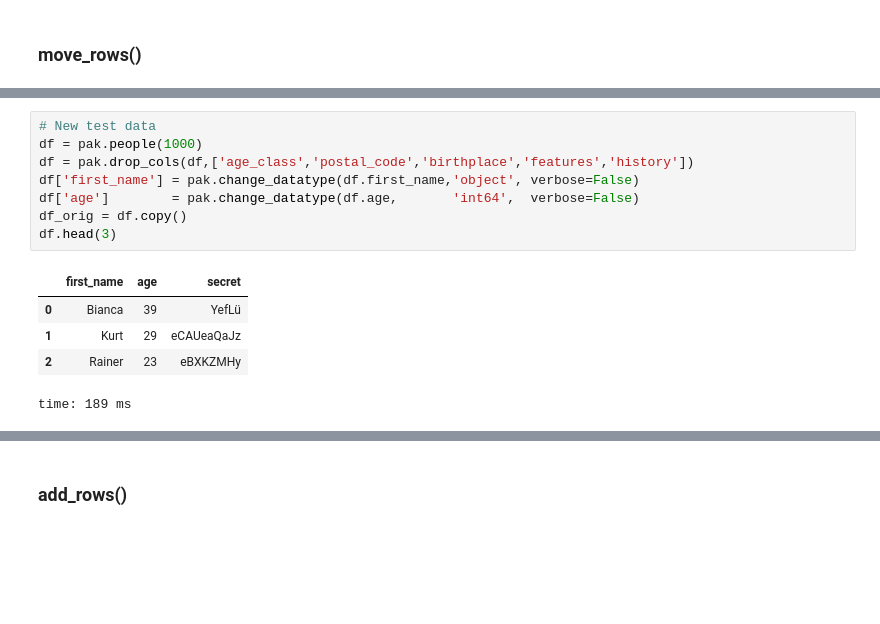
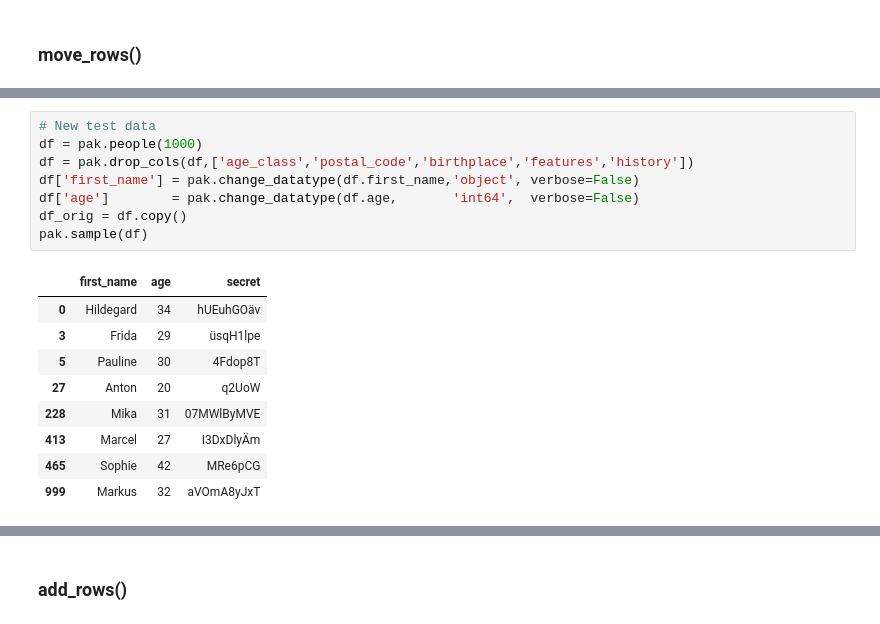
Before and after one commit to djekra/pandasklar, a Jupyter notebook: jupyter/22_Manage_Rows.ipynb, the cells around one changed output, grey strips where cells are left out. Drawn from its saved outputs; the diff is of its cells as text; blank space fills up the shorter version.

```diff
--- a/jupyter/22_Manage_Rows.ipynb
+++ b/jupyter/22_Manage_Rows.ipynb
@@ -208,17 +196,21 @@ Type:      function
 # %%
 # New test data
 df = pak.people(1000)
 df = pak.drop_cols(df,['age_class','postal_code','birthplace','features','history'])
 df['first_name'] = pak.change_datatype(df.first_name,'object', verbose=False)
 df['age']        = pak.change_datatype(df.age,       'int64',  verbose=False)
 df_orig = df.copy()
-df.head(3)
+pak.sample(df)
 # %% [output]
 |  | first_name | age | secret |
-| 0 | Bianca | 39 | YefLü |
-| 1 | Kurt | 29 | eCAUeaQaJz |
-| 2 | Rainer | 23 | eBXKZMHy |
+| 0 | Hildegard | 34 | hUEuhGOäv |
+| 3 | Frida | 29 | üsqH1lpe |
+| 5 | Pauline | 30 | 4Fdop8T |
+| 27 | Anton | 20 | q2UoW |
+| 228 | Mika | 31 | 07MWlByMVE |
+| 413 | Marcel | 27 | I3DxDlyÄm |
+| 465 | Sophie | 42 | MRe6pCG |
+| 999 | Markus | 32 | aVOmA8yJxT |
-time: 189 ms
 # %%
 # create mask: most frequent first_name
 mask = df.first_name == pak.most_freq_elt(df.first_name)
```
Also changed, not shown: parts of 35 cells of this notebook, 4 other files.
